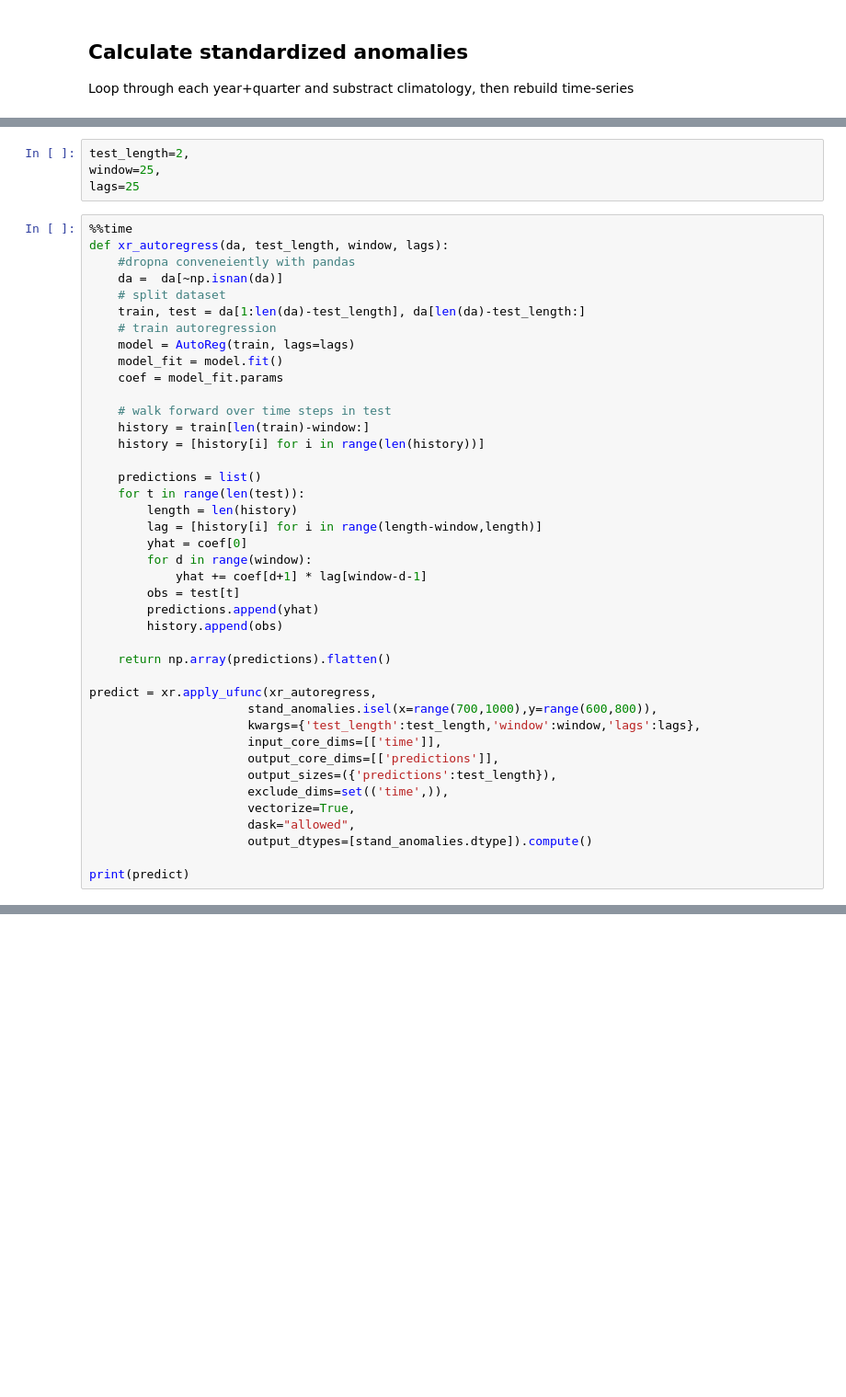
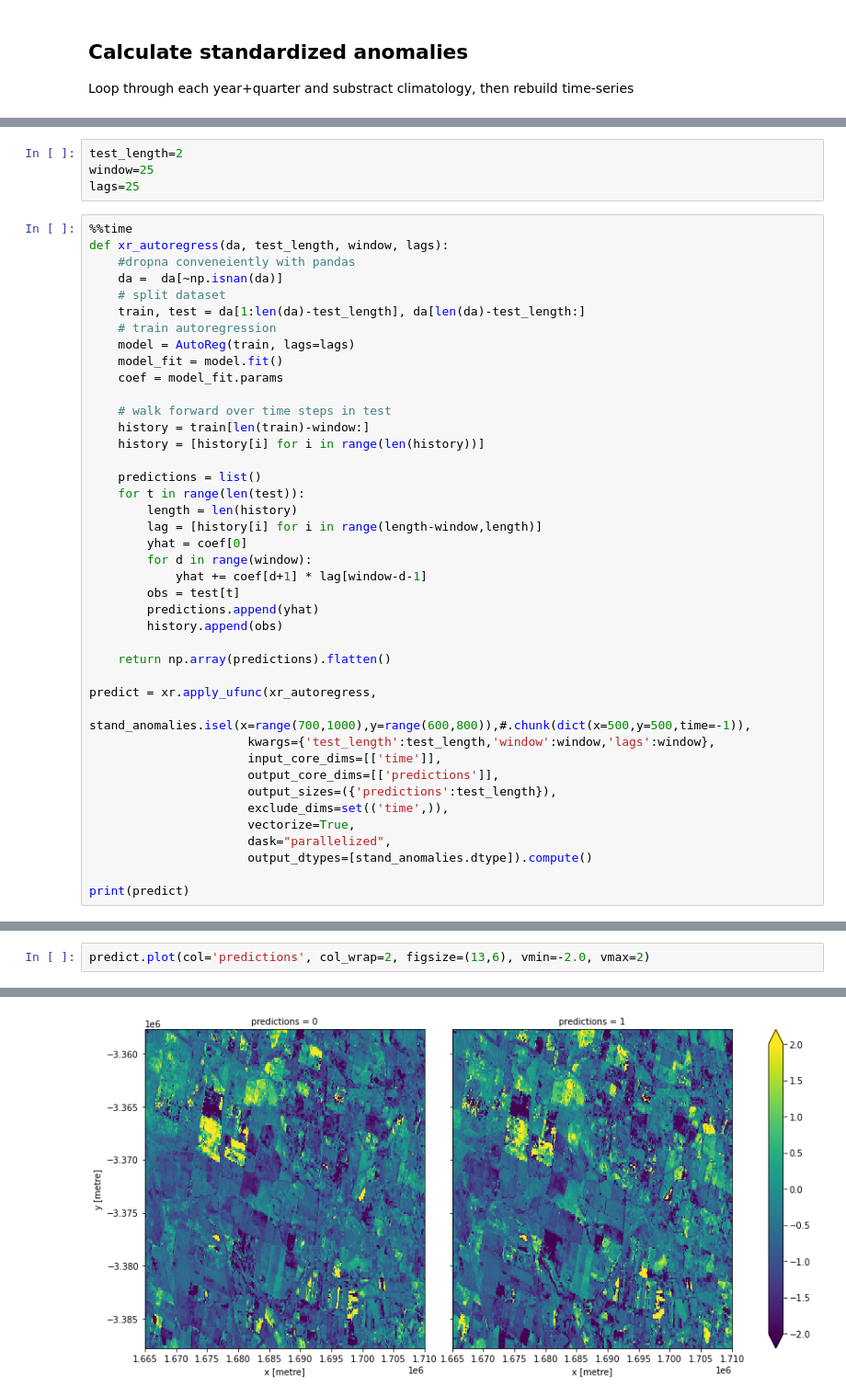
Before and after one commit to cbur24/vegetation_forecasts, a Jupyter notebook: catchment_scale_testing.ipynb, the cells around one changed output, grey strips where cells are left out. Shown at 92% size. Drawn from its saved outputs; the diff is of its cells as text; blank space fills up the shorter version.

```diff
--- a/catchment_scale_testing.ipynb
+++ b/catchment_scale_testing.ipynb
@@ -187,6 +208,6 @@ stand_anomalies.mean(['x','y']).plot(figsize=(11,5))
 # %%
-test_length=2,
-window=25,
+test_length=2
+window=25
 lags=25
 # %%
 %%time
@@ -218,14 +239,14 @@ def xr_autoregress(da, test_length, window, lags):
     return np.array(predictions).flatten()
 
 predict = xr.apply_ufunc(xr_autoregress,
-                      stand_anomalies.isel(x=range(700,1000),y=range(600,800)),
-                      kwargs={'test_length':test_length,'window':window,'lags':lags},
+                      stand_anomalies.isel(x=range(700,1000),y=range(600,800)),#.chunk(dict(x=500,y=500,time=-1)),
+                      kwargs={'test_length':test_length,'window':window,'lags':window},
                       input_core_dims=[['time']],
                       output_core_dims=[['predictions']],
                       output_sizes=({'predictions':test_length}),
                       exclude_dims=set(('time',)),
                       vectorize=True,
-                      dask="allowed",
+                      dask="parallelized",
                       output_dtypes=[stand_anomalies.dtype]).compute()
 
 print(predict)
@@ -231,0 +271,3 @@ print(predict)
+# %%
+predict.plot(col='predictions', col_wrap=2, figsize=(13,6), vmin=-2.0, vmax=2)
+# %% [output]
@@ -231,0 +275 @@ print(predict)
+[figure, added]
```
Also changed, not shown: parts of 20 cells of this notebook.
